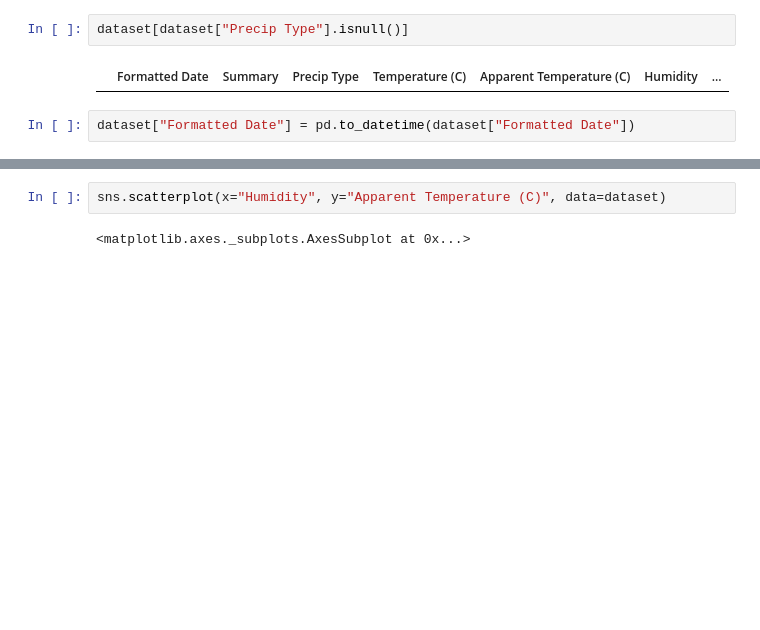
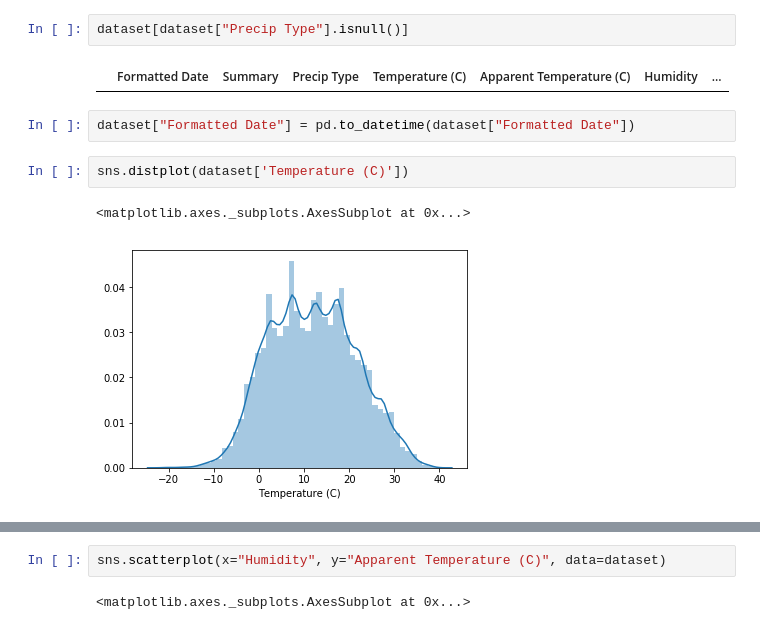
Before and after one commit to gcmurillo/linear_regresion_AED, a Jupyter notebook: taller regresion lineal.ipynb, the cells around one changed output, grey strips where cells are left out. Cells and saved outputs as stored; diff of their text form; blank space fills up the shorter version.

Commit message:
add plot

```diff
--- a/taller regresion lineal.ipynb
+++ b/taller regresion lineal.ipynb
@@ -68,3 +68,8 @@ dataset[dataset["Precip Type"].isnull()]
 |  | Formatted Date | Summary | Precip Type | Temperature (C) | Apparent Temperature (C) | Humidity | ... |
 # %%
 dataset["Formatted Date"] = pd.to_datetime(dataset["Formatted Date"])
+# %%
+sns.distplot(dataset['Temperature (C)'])
+# %% [output]
+<matplotlib.axes._subplots.AxesSubplot at 0x...>
+[figure, added]
```
Also changed, not shown: parts of 5 cells of this notebook.
